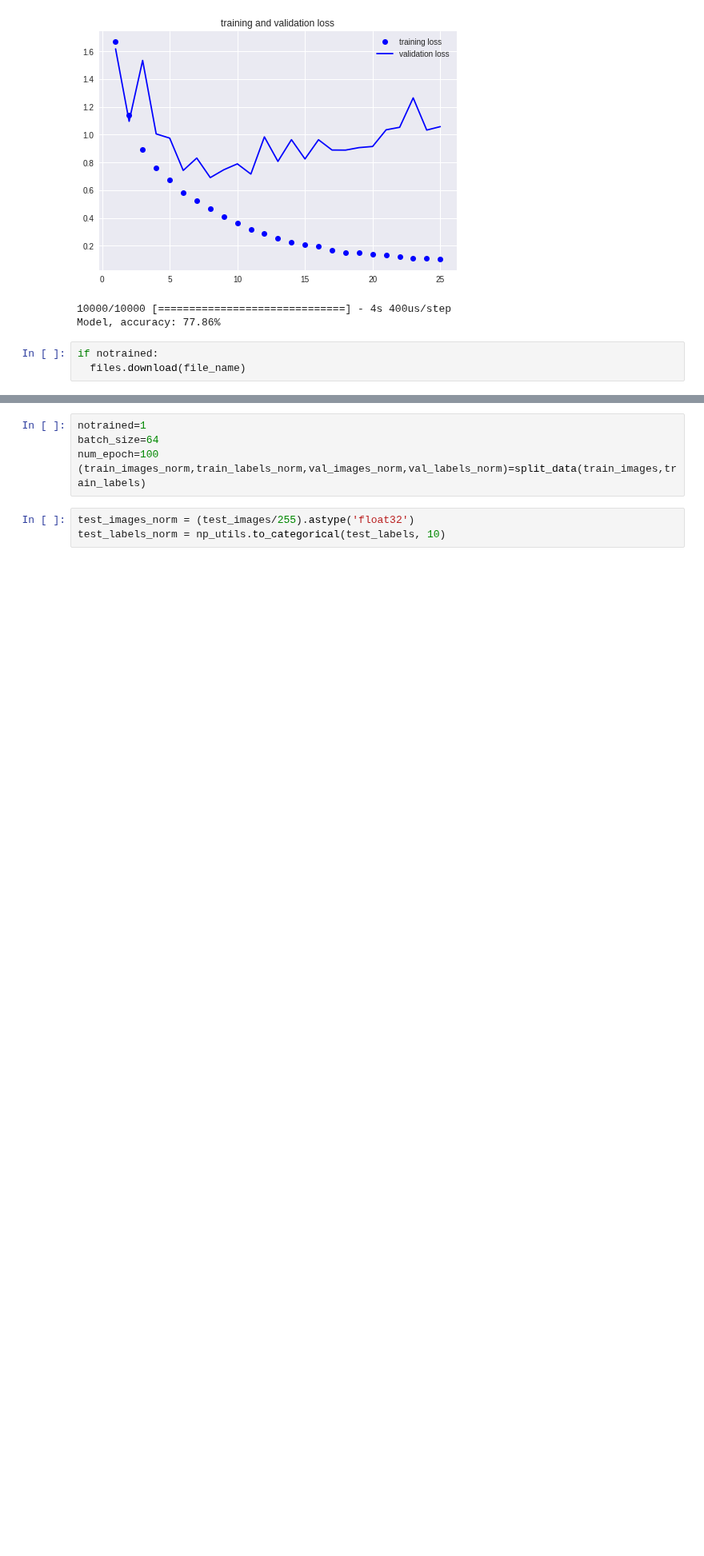
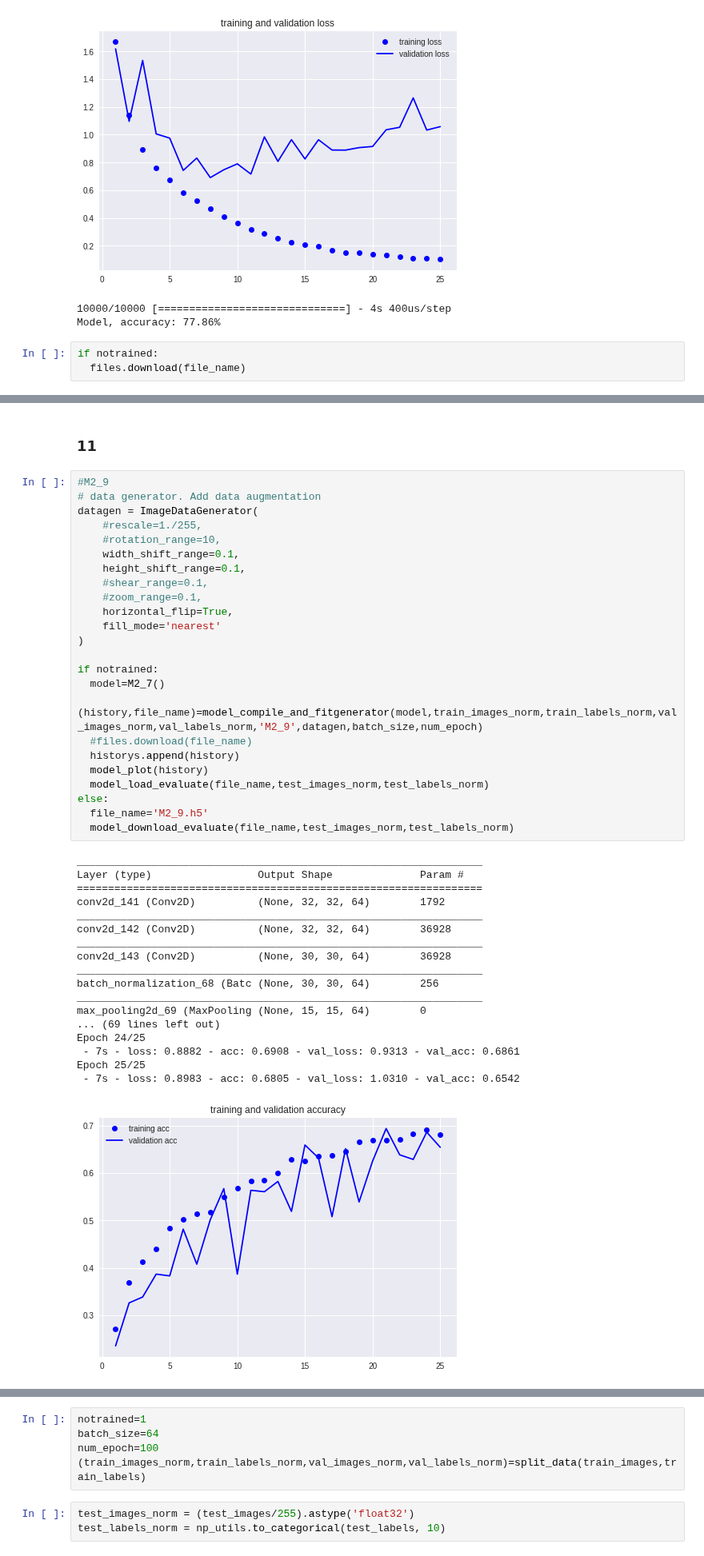
Before and after one commit to rvalienter90/UCF, a Jupyter notebook: CAP-5610_MACHINE LEARNING/HW2/HW2.ipynb, the cells around one changed output, grey strips where cells are left out. Shown at 80% size. Saved outputs shown, nothing was run; the diff lists cells and outputs as text; blank space fills up the shorter version.

```diff
--- a/CAP-5610_MACHINE LEARNING/HW2/HW2.ipynb
+++ b/CAP-5610_MACHINE LEARNING/HW2/HW2.ipynb
@@ -1450,0 +1538,45 @@ Model, accuracy: 78.17%
+# %% [markdown]
+### 11
+# %%
+#M2_9
+# data generator. Add data augmentation
+datagen = ImageDataGenerator(
+    #rescale=1./255,
+    #rotation_range=10,
+    width_shift_range=0.1,
+    height_shift_range=0.1,
+    #shear_range=0.1,
+    #zoom_range=0.1,
+    horizontal_flip=True,
+    fill_mode='nearest'
+)
+
+if notrained:
+  model=M2_7()
+  (history,file_name)=model_compile_and_fitgenerator(model,train_images_norm,train_labels_norm,val_images_norm,val_labels_norm,'M2_9',datagen,batch_size,num_epoch)
+  #files.download(file_name)
+  historys.append(history)
+  model_plot(history)
+  model_load_evaluate(file_name,test_images_norm,test_labels_norm)
+else:
+  file_name='M2_9.h5'
+  model_download_evaluate(file_name,test_images_norm,test_labels_norm)
+# %% [output]
+_________________________________________________________________
+Layer (type)                 Output Shape              Param #
+=================================================================
+conv2d_141 (Conv2D)          (None, 32, 32, 64)        1792
+_________________________________________________________________
+conv2d_142 (Conv2D)          (None, 32, 32, 64)        36928
+_________________________________________________________________
+conv2d_143 (Conv2D)          (None, 30, 30, 64)        36928
+_________________________________________________________________
+batch_normalization_68 (Batc (None, 30, 30, 64)        256
+_________________________________________________________________
+max_pooling2d_69 (MaxPooling (None, 15, 15, 64)        0
+... (69 lines left out)
+Epoch 24/25
+ - 7s - loss: 0.8882 - acc: 0.6908 - val_loss: 0.9313 - val_acc: 0.6861
+Epoch 25/25
+ - 7s - loss: 0.8983 - acc: 0.6805 - val_loss: 1.0310 - val_acc: 0.6542
+[figure, added]
```
Also changed, not shown: parts of 23 cells of this notebook.
